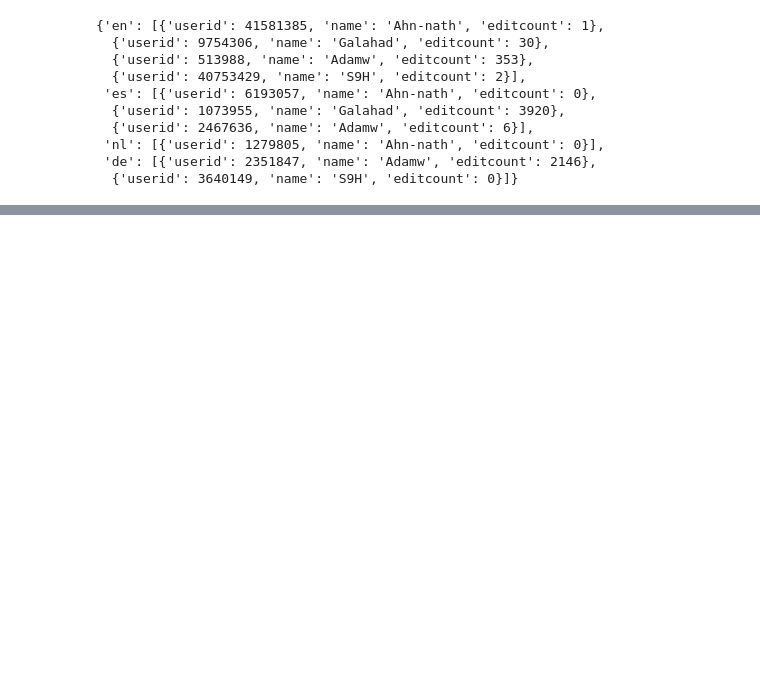
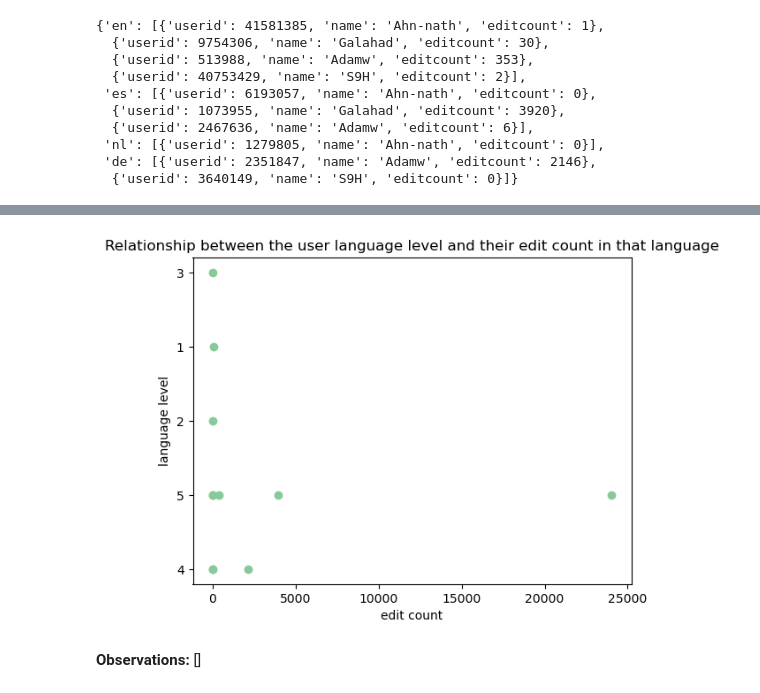
Before and after one commit to ahn-nath/Wikipedia---Translation-Imbalances, a Jupyter notebook: hypothesis_2.ipynb, the cells around one changed output, grey strips where cells are left out. Drawn from its saved outputs; the diff is of its cells as text; code cells hidden in the pictures; blank space fills up the shorter version.

```diff
--- a/hypothesis_2.ipynb
+++ b/hypothesis_2.ipynb
@@ -367,0 +344,12 @@ df
+# %%
+## Connect everything
+
+# dictionary of lists
+dicti = {'username': user_list,'language': langs, 'level': levels,'edit_count':edit_counts}
+
+df_users = pd.DataFrame(dicti)
+df_users['level'] = pd.to_numeric(df_users['level'])
+df_users['total_edit_count'] = df_users.groupby('username')['edit_count'].transform('sum')
+
+
+df_users
@@ -369,0 +432,11 @@ df
+# %%
+plt.scatter(df_users['edit_count'], df_users['level'], color = '#88c999')
+
+plt.title("Relationship between the user language level and their edit count in that language")
+plt.xlabel("edit count")
+plt.ylabel("language level")
+plt.show()
+# %% [output]
+[figure, added]
+# %% [markdown]
+__Observations:__ []
```
Also changed, not shown: parts of 12 cells of this notebook, 1 other file.
